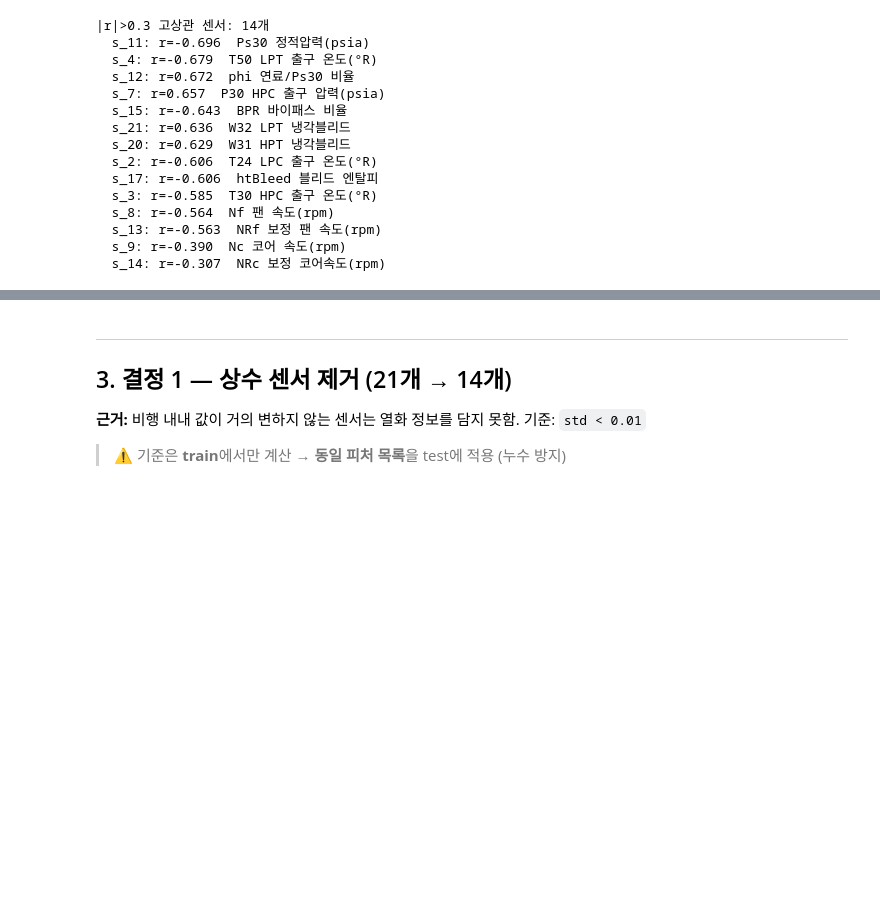
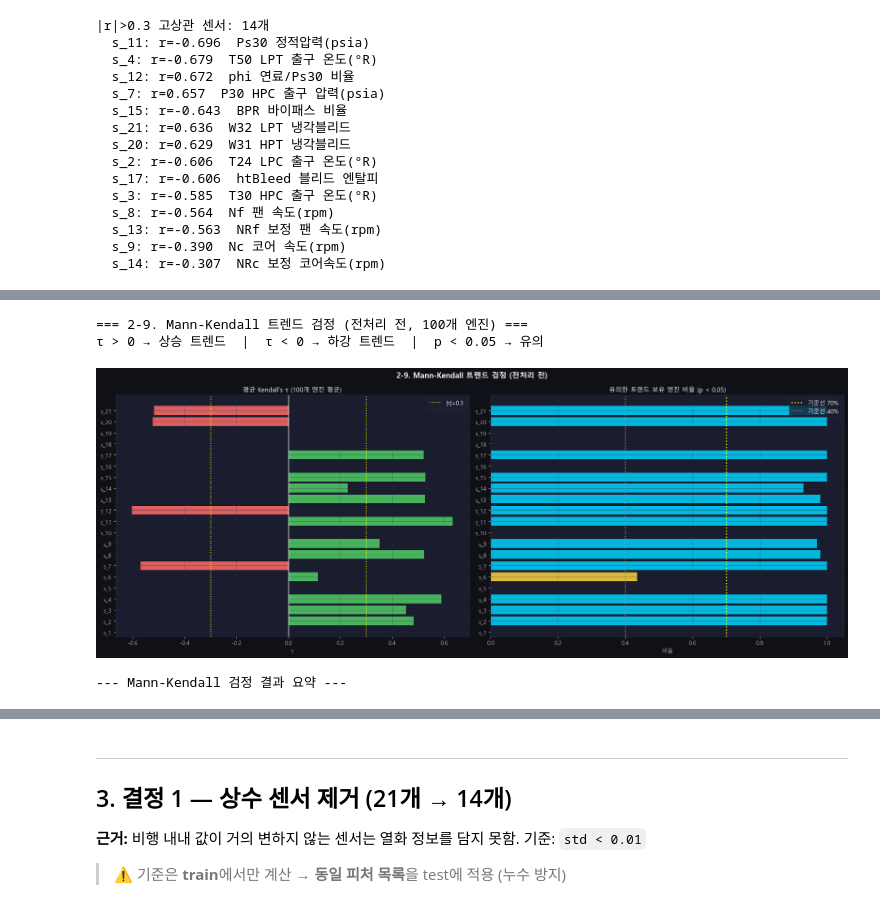
Before and after one commit to dlalswns0211/sparta_project_4_team16, a Jupyter notebook: MJ/CMAPSS_Preprocessing_FD001_MJ.ipynb, the cells around one changed output, grey strips where cells are left out. Cells and saved outputs as stored; diff of their text form; code cells hidden in the pictures; blank space fills up the shorter version.

```diff
--- a/MJ/CMAPSS_Preprocessing_FD001_MJ.ipynb
+++ b/MJ/CMAPSS_Preprocessing_FD001_MJ.ipynb
@@ -523,0 +626,72 @@ for s,r in high_corr.sort_values(key=abs,ascending=False).items():
+# %%
+from scipy.stats import kendalltau
+
+print('=== 2-9. Mann-Kendall 트렌드 검정 (전처리 전, 100개 엔진) ===')
+print('τ > 0 → 상승 트렌드  |  τ < 0 → 하강 트렌드  |  p < 0.05 → 유의')
+print()
+
+def mann_kendall(series):
+    """Kendall τ 기반 Mann-Kendall 트렌드 검정 (scipy 활용)"""
+    t = np.arange(len(series))
+    tau, p = kendalltau(t, series)
+    return tau, p
+
+mk_rows = []
+for s in SENSOR_COLS:
+    taus, ps = [], []
+    for uid in tr_rul['unit_nr'].unique():
+        arr = (tr_rul[tr_rul['unit_nr'] == uid]
+               .sort_values('time_cycles')[s].values)
+        if len(arr) >= 8:
+            tau, p = mann_kendall(arr)
+            if np.isfinite(tau):
+                taus.append(tau)
+                ps.append(p)
+
+    mean_tau  = np.mean(taus)  if taus else np.nan
+    sig_ratio = np.mean([p < 0.05 for p in ps]) if ps else np.nan
+
+    mk_rows.append({
+        '센서'           : s,
+        '평균 τ'         : round(mean_tau, 4),
+        '트렌드 방향'    : '상승 ↑' if mean_tau > 0 else '하강 ↓',
+        '유의 엔진 비율' : f'{sig_ratio*100:.1f}%',
+        '열화 신호 판정' : ('✅ 강함' if sig_ratio >= 0.7
+                            else '🔶 보통' if sig_ratio >= 0.4
+                            else '❌ 약함'),
+        '센서 설명'      : SENSOR_DESC.get(s, s),
+    })
+
+mk_df = pd.DataFrame(mk_rows).set_index('센서')
+
+# ── 시각화 ──────────────────────────────────────────────────────
+fig, axes = plt.subplots(1, 2, figsize=(18, 7))
+fig.suptitle('2-9. Mann-Kendall 트렌드 검정 (전처리 전)', fontsize=13, fontweight='bold')
+
+tau_vals = mk_df['평균 τ'].values
+bc_tau   = [C[2] if v > 0 else C[1] for v in tau_vals]
+axes[0].barh(mk_df.index, tau_vals, color=bc_tau, alpha=0.85)
+axes[0].axvline(0,    color='white',  lw=1)
+axes[0].axvline( 0.3, color='yellow', lw=1.5, ls=':', label='|τ|=0.3')
+axes[0].axvline(-0.3, color='yellow', lw=1.5, ls=':')
+axes[0].set_title("평균 Kendall's τ (100개 엔진 평균)")
+axes[0].set_xlabel('τ')
+axes[0].legend()
+
+sig_vals = [float(v.replace('%', '')) / 100 for v in mk_df['유의 엔진 비율'].values]
+bc_sig   = [C[0] if v >= 0.7 else C[3] if v >= 0.4 else C[1] for v in sig_vals]
+axes[1].barh(mk_df.index, sig_vals, color=bc_sig, alpha=0.85)
+axes[1].axvline(0.7, color='yellow', lw=2,   ls=':', label='기준선 70%')
+axes[1].axvline(0.4, color=GRAY,     lw=1.5, ls=':', label='기준선 40%')
+axes[1].set_title('유의한 트렌드 보유 엔진 비율 (p < 0.05)')
+axes[1].set_xlabel('비율')
+axes[1].legend()
+plt.tight_layout(); plt.show()
+
+print('\n--- Mann-Kendall 검정 결과 요약 ---')
+display(mk_df)
+# %% [output]
+=== 2-9. Mann-Kendall 트렌드 검정 (전처리 전, 100개 엔진) ===
+τ > 0 → 상승 트렌드  |  τ < 0 → 하강 트렌드  |  p < 0.05 → 유의
+[figure, added]
+--- Mann-Kendall 검정 결과 요약 ---
```
Also changed, not shown: parts of 48 cells of this notebook, 7 other files.
